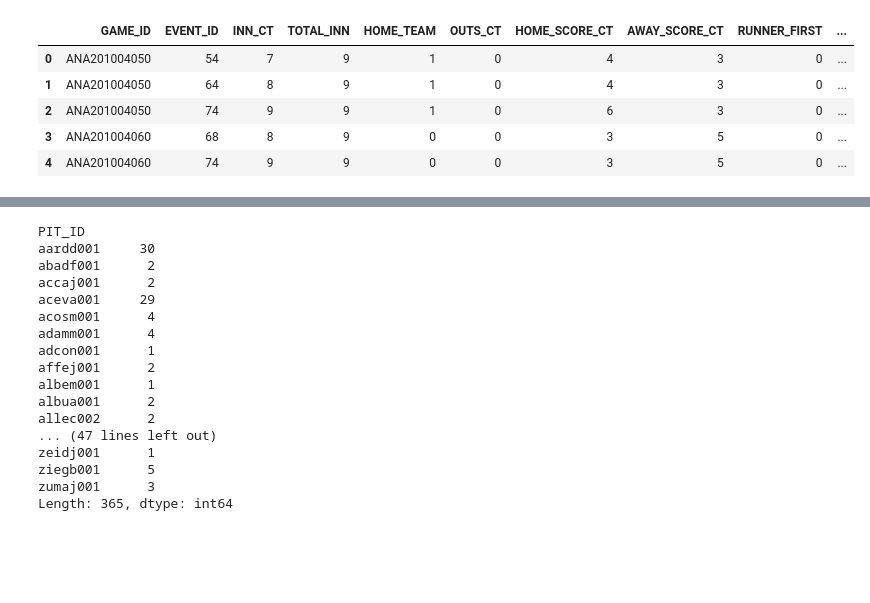
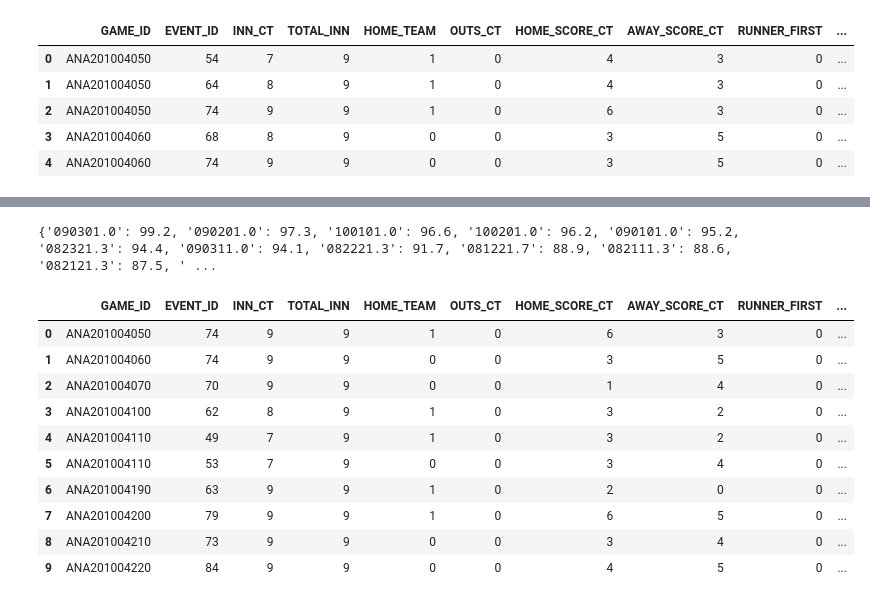
Before and after one commit to DylanSchneider/Save2.0, a Jupyter notebook: Save2.ipynb, the cells around one changed output, grey strips where cells are left out. Cells and saved outputs as stored; diff of their text form; code cells hidden in the pictures; blank space fills up the shorter version.

```diff
--- a/Save2.ipynb
+++ b/Save2.ipynb
@@ -125,5 +126,4 @@ df_pitch_subs.head()
 | 3 | ANA201004060 | 68 | 8 | 9 | 0 | 0 | 3 | 5 | 0 | ... |
 | 4 | ANA201004060 | 74 | 9 | 9 | 0 | 0 | 3 | 5 | 0 | ... |
 # %%
-df_pitch_subs = df_pitch_subs.drop(df_pitch_subs[(df_pitch_subs.made_save != True) & (df_pitch_subs.made_save != False)].index)
-df_pitch_subs
+df_pitch_subs = df_pitch_subs.drop(df_pitch_subs[(df_pitch_subs.made_save != True) & (df_pitch_subs.made_save != False)].index).reset_index(drop=True)
@@ -152,20 +130,36 @@ df_pitch_subs[df_pitch_subs['made_save'] == False].groupby('sit_id').size().to_c
-# %%
-df_pitch_subs.groupby('PIT_ID').size()
-# %% [output]
-PIT_ID
-aardd001     30
-abadf001      2
-accaj001      2
-aceva001     29
-acosm001      4
-adamm001      4
-adcon001      1
-affej001      2
-albem001      1
-albua001      2
-allec002      2
-... (47 lines left out)
-zeidj001      1
-ziegb001      5
-zumaj001      3
-Length: 365, dtype: int64
+# %%
+success_rates = open('SuccessRates.csv', 'r')
+s_r = {'0'+str(round(float(i.strip().split(',')[0]), 1)) if len(str(round(float(i.strip().split(',')[0]), 1))) == 7 else str(round(float(i.strip().split(',')[0]), 1)):round(float(i.strip().split(',')[1]), 1) for i in success_rates.readlines()[1:]}
+print(s_r)
+# %% [output]
+{'090301.0': 99.2, '090201.0': 97.3, '100101.0': 96.6, '100201.0': 96.2, '090101.0': 95.2, '082321.3': 94.4, '090311.0': 94.1, '082221.3': 91.7, '081221.7': 88.9, '082111.3': 88.6, '082121.3': 87.5, ' ...
+# %%
+def succ_rate(row):
+    if row['sit_id'] in s_r:
+        return s_r[row['sit_id']]
+    else:
+        int_id = float(row['sit_id'])
+        min_v = np.inf
+        min_i = -1
+        for i in s_r.keys():
+            x = float(i)
+            diff = abs(int_id - x)
+            if diff < min_v:
+                min_v = diff
+                min_i = i
+        return s_r[min_i]
+
+df_pitch_subs['succ_rate'] = df_pitch_subs.apply(succ_rate, axis=1)
+df_pitch_subs.head(10)
+# %% [output]
+|  | GAME_ID | EVENT_ID | INN_CT | TOTAL_INN | HOME_TEAM | OUTS_CT | HOME_SCORE_CT | AWAY_SCORE_CT | RUNNER_FIRST | ... |
+| 0 | ANA201004050 | 74 | 9 | 9 | 1 | 0 | 6 | 3 | 0 | ... |
+| 1 | ANA201004060 | 74 | 9 | 9 | 0 | 0 | 3 | 5 | 0 | ... |
+| 2 | ANA201004070 | 70 | 9 | 9 | 0 | 0 | 1 | 4 | 0 | ... |
+| 3 | ANA201004100 | 62 | 8 | 9 | 1 | 0 | 3 | 2 | 0 | ... |
+| 4 | ANA201004110 | 49 | 7 | 9 | 1 | 0 | 3 | 2 | 0 | ... |
+| 5 | ANA201004110 | 53 | 7 | 9 | 0 | 0 | 3 | 4 | 0 | ... |
+| 6 | ANA201004190 | 63 | 9 | 9 | 1 | 0 | 2 | 0 | 0 | ... |
+| 7 | ANA201004200 | 79 | 9 | 9 | 1 | 0 | 6 | 5 | 0 | ... |
+| 8 | ANA201004210 | 73 | 9 | 9 | 0 | 0 | 3 | 4 | 0 | ... |
+| 9 | ANA201004220 | 84 | 9 | 9 | 0 | 0 | 4 | 5 | 0 | ... |
```
Also changed, not shown: parts of 5 cells of this notebook.
